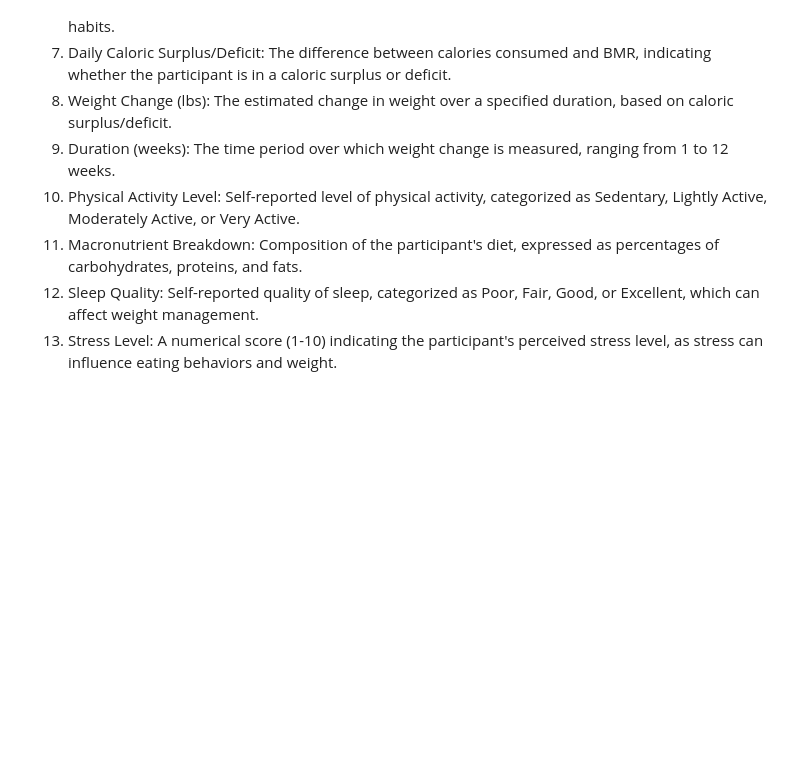
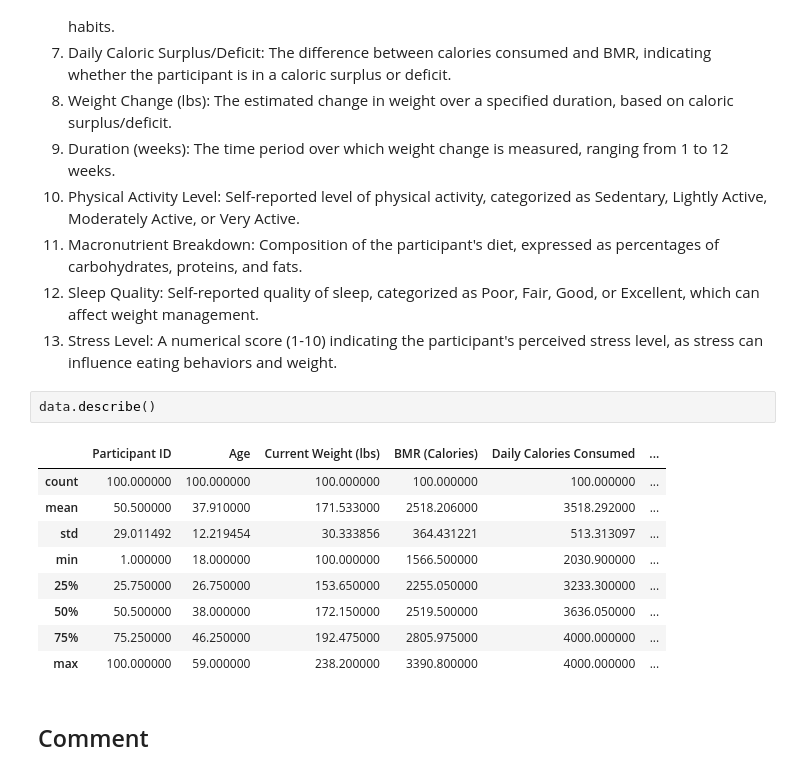
Before and after one commit to Mateoo18/Data_Science, a Jupyter notebook: Exercise_2_advanced/Assignment_2_with_Solution.ipynb, the cells around one changed output. Cells and saved outputs as stored; diff of their text form; blank space fills up the shorter version.

```diff
--- a/Exercise_2_advanced/Assignment_2_with_Solution.ipynb
+++ b/Exercise_2_advanced/Assignment_2_with_Solution.ipynb
@@ -33,3 +34,17 @@ So, we are going to predict the weight change based on the daily routines of peo
 10. Macronutrient Breakdown: Composition of the participant's diet, expressed as percentages of carbohydrates, proteins, and fats.
 11. Sleep Quality: Self-reported quality of sleep, categorized as Poor, Fair, Good, or Excellent, which can affect weight management.
 12. Stress Level: A numerical score (1-10) indicating the participant's perceived stress level, as stress can influence eating behaviors and weight.
+# %%
+data.describe()
+# %% [output]
+|  | Participant ID | Age | Current Weight (lbs) | BMR (Calories) | Daily Calories Consumed | ... |
+| count | 100.000000 | 100.000000 | 100.000000 | 100.000000 | 100.000000 | ... |
+| mean | 50.500000 | 37.910000 | 171.533000 | 2518.206000 | 3518.292000 | ... |
+| std | 29.011492 | 12.219454 | 30.333856 | 364.431221 | 513.313097 | ... |
+| min | 1.000000 | 18.000000 | 100.000000 | 1566.500000 | 2030.900000 | ... |
+| 25% | 25.750000 | 26.750000 | 153.650000 | 2255.050000 | 3233.300000 | ... |
+| 50% | 50.500000 | 38.000000 | 172.150000 | 2519.500000 | 3636.050000 | ... |
+| 75% | 75.250000 | 46.250000 | 192.475000 | 2805.975000 | 4000.000000 | ... |
+| max | 100.000000 | 59.000000 | 238.200000 | 3390.800000 | 4000.000000 | ... |
+# %% [markdown]
+## Comment
```
Also changed, not shown: parts of 16 cells of this notebook, 1 other file.
